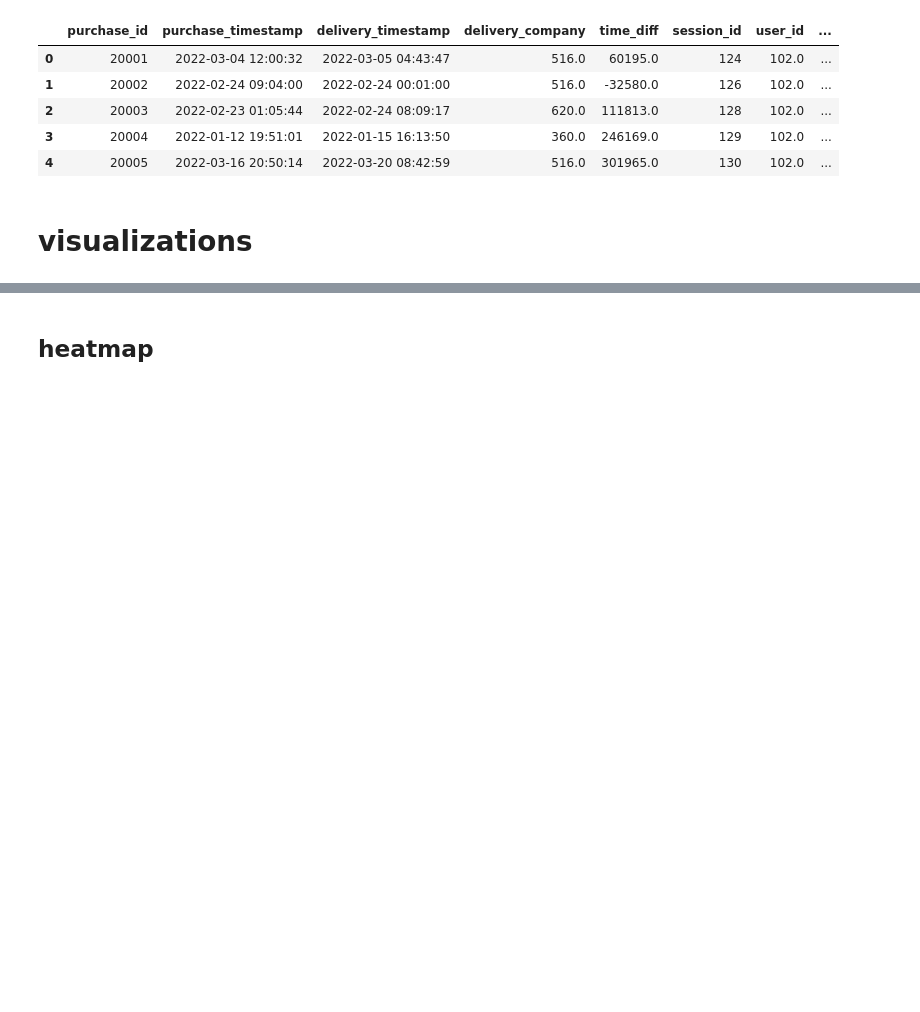
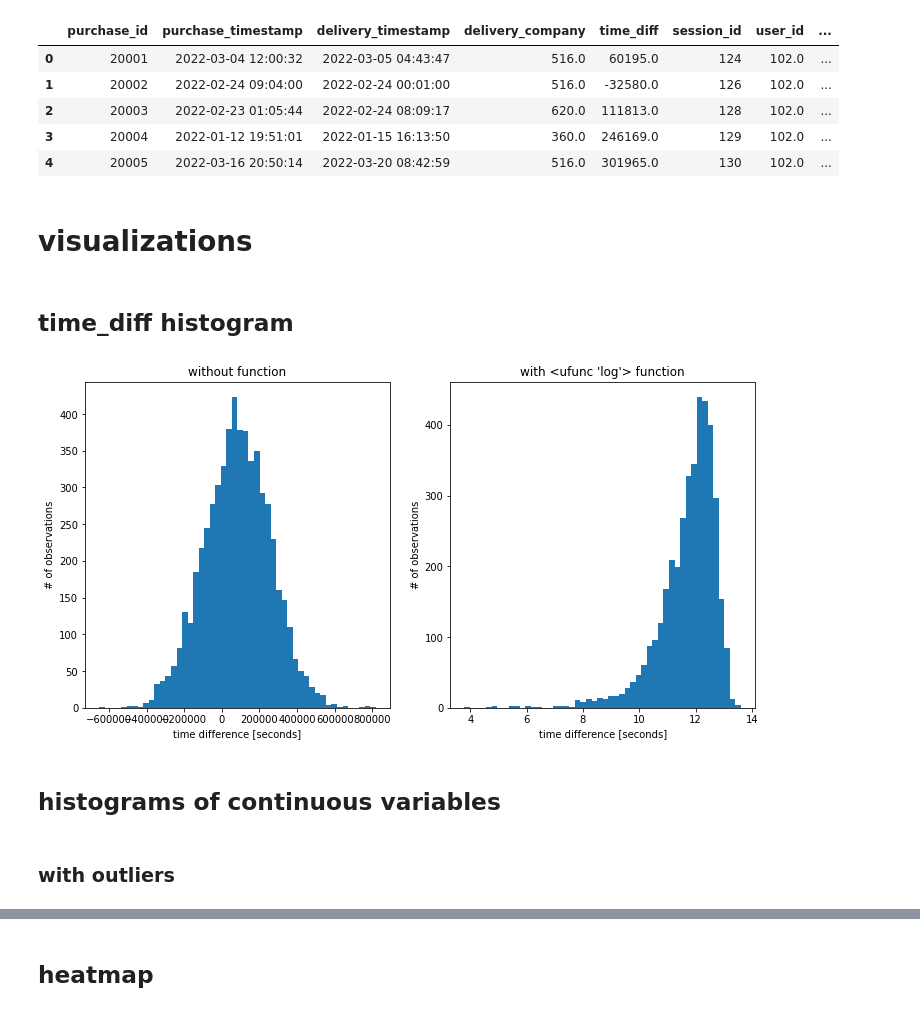
Before and after one commit to milosz-l/delivery-time, a Jupyter notebook: ETL.ipynb, the cells around one changed output, grey strips where cells are left out. Drawn from its saved outputs; the diff is of its cells as text; code cells hidden in the pictures; blank space fills up the shorter version.

```diff
--- a/ETL.ipynb
+++ b/ETL.ipynb
@@ -108,3 +110,29 @@ memory usage: 903.4+ KB
 | 4 | 20005 | 2022-03-16 20:50:14 | 2022-03-20 08:42:59 | 516.0 | 301965.0 | 130 | 102.0 | ... |
 # %% [markdown]
 # visualizations
+# %% [markdown]
+## time_diff histogram
+# %%
+fig, ax = plt.subplots(1, 2)
+
+def plot_hist(x, num_bins=50, func=None):
+    if func:
+        ax[x].hist(func(df["time_diff"]), bins=num_bins)
+        ax[x].set_title(f"with {func} function")
+    else:
+        ax[x].hist(df["time_diff"], bins=num_bins)
+        ax[x].set_title(f"without function")
+    ax[x].set_xlabel("time difference [seconds]")
+    ax[x].set_ylabel("# of observations")
+
+plot_hist(0)
+plot_hist(1, func=np.log)
+# plot_hist(1, 0, func=np.log2)
+# plot_hist(1, 1, func=np.log10)
+
+fig.set_size_inches([12, 6])
+plt.show()
+# %% [output]
+[figure, added]
+# %% [markdown]
+## histograms of continuous variables
@@ -110,0 +162,2 @@ memory usage: 903.4+ KB
+# %% [markdown]
+### with outliers
```
Also changed, not shown: parts of 19 cells of this notebook.
